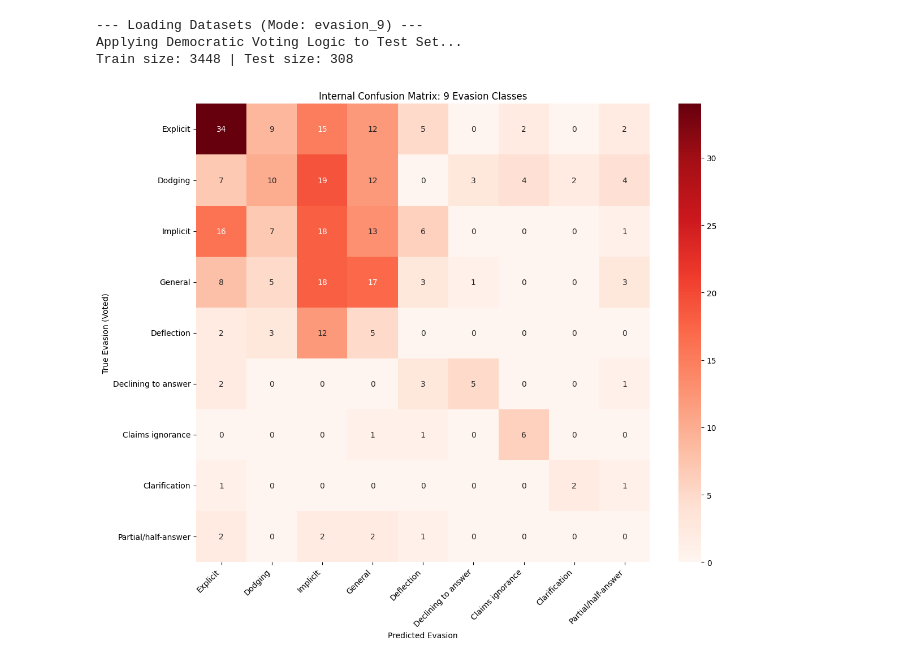
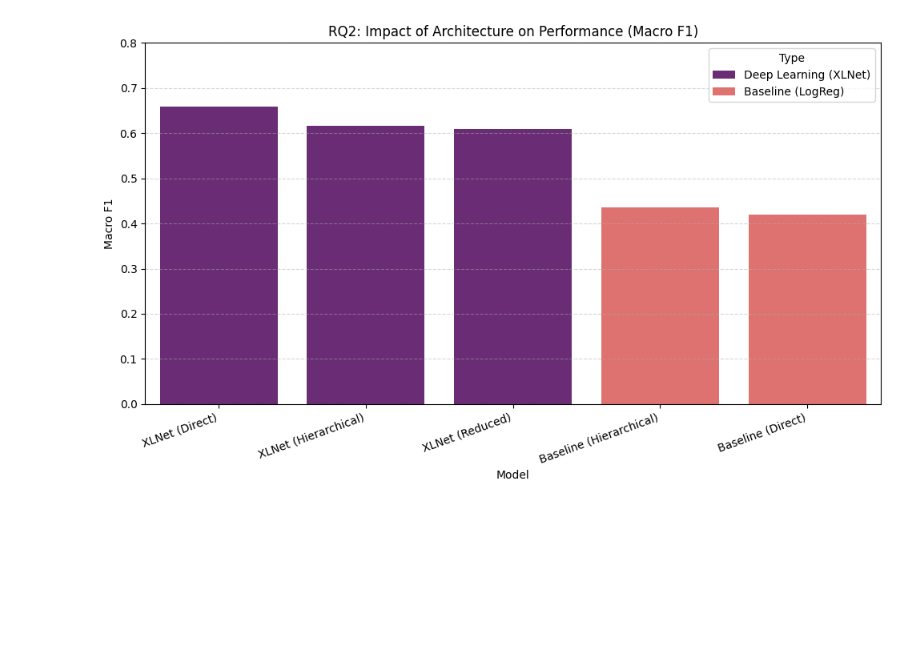
Before and after one commit to torachim/NLPGroup29, a Jupyter notebook: notebooks/final_evaluation.ipynb, the cells around one changed output. Saved outputs shown, nothing was run; the diff lists cells and outputs as text; code cells hidden in the pictures; blank space fills up the shorter version.

```diff
--- a/notebooks/final_evaluation.ipynb
+++ b/notebooks/final_evaluation.ipynb
@@ -138,21 +197,18 @@ plt.show()
 # %%
-# Erstelle eine schöne Tabelle für den Vergleich
-final_metrics = []
+metrics_list = []
 
-for name, (y_true, y_pred) in results.items():
-    report = classification_report(y_true, y_pred, target_names=CLARITY_NAMES, output_dict=True)
-    final_metrics.append({
+for name, data in results.items():
+    report = classification_report(data['y_true'], data['y_pred'], target_names=CLARITY_NAMES, output_dict=True)
+    metrics_list.append({
         "Model": name,
         "Macro F1": report['macro avg']['f1-score'],
         "Accuracy": report['accuracy'],
         "F1 (Ambivalent)": report['Ambivalent']['f1-score'],
         "F1 (Clear Reply)": report['Clear Reply']['f1-score'],
-        "F1 (Clear Non-Reply)": report['Clear Non-Reply']['f1-score']
+        "F1 (Non-Reply)": report['Clear Non-Reply']['f1-score']
     })
 
-df_results = pd.DataFrame(final_metrics)
-display(df_results)
-
-# Optional: Als CSV speichern für LaTeX Tabelle
-# df_results.to_csv('final_results.csv', index=False)
+df_res = pd.DataFrame(metrics_list).sort_values("Macro F1", ascending=False)
+print("=== Final Results Table ===")
+display(df_res)
 # %% [output]
@@ -202,52 +262,14 @@ Interpretationshilfe:
 # %%
-# --- PLOT 2: Internal Evasion Confusion Matrix (Hierarchical k=9) ---
-# Wir müssen nochmal vorhersagen, aber diesmal die RAW Evasion Labels holen
+plt.figure(figsize=(10, 6))
+# Create groupings
+df_res['Type'] = df_res['Model'].apply(lambda x: 'Deep Learning (XLNet)' if 'XLNet' in x else 'Baseline (LogReg)')
 
-"""
-Warum wichtig: Zeigt, ob das Modell z.B. "Dodging" und "Deflection" verwechselt. Das bestätigt oder
-widerlegt die These, dass manche Klassen semantisch zu ähnlich sind (was dann RQ3 mit den 5 Klassen
-motiviert)
-"""
-
-# Dataset und Loader für Evasion 9 holen
-_, _, _, test_df_ev9 = get_datasets('../data/raw/train.csv', '../data/raw/test.csv', tokenizer, mode='evasion_9')
-# Wichtig: Wir brauchen die Namen der 9 Labels für den Plot
-evasion_labels_9 = list(EVASION_MAP_9.keys())
-# Sortieren nach ID (0..8) damit die Matrix stimmt
-evasion_labels_9_sorted = sorted(evasion_labels_9, key=lambda x: EVASION_MAP_9[x])
-
-model_hier = models["Hierarchical"]
-model_hier.eval()
-
-preds_evasion = []
-trues_evasion = []
-
-# Wir brauchen einen Loader, der die Evasion-Labels (0-8) liefert
-# Der existierende 'loaders["Hierarchical"]' tut das (batch['labels'])
-with torch.no_grad():
-    for batch in loaders["Hierarchical"]:
-        ids = batch['input_ids'].to(DEVICE)
-        mask = batch['attention_mask'].to(DEVICE)
-        labels = batch['labels'].to(DEVICE) # Das sind hier die 0-8 Evasion Labels
-
-        logits = model_hier(ids, mask)
-        preds_evasion.extend(torch.argmax(logits, dim=1).cpu().numpy())
-        trues_evasion.extend(labels.cpu().numpy())
-
-# Plot Matrix
-cm_ev = confusion_matrix(trues_evasion, preds_evasion)
-plt.figure(figsize=(12, 10))
-sns.heatmap(cm_ev, annot=True, fmt='d', cmap='Reds',
-            xticklabels=evasion_labels_9_sorted,
-            yticklabels=evasion_labels_9_sorted)
-plt.title("Internal Confusion Matrix: 9 Evasion Classes")
-plt.xlabel("Predicted Evasion")
-plt.ylabel("True Evasion (Voted)")
-plt.xticks(rotation=45, ha='right')
+sns.barplot(data=df_res, x="Model", y="Macro F1", hue="Type", dodge=False, palette="magma")
+plt.title("RQ2: Impact of Architecture on Performance (Macro F1)")
+plt.ylim(0, 0.8)
+plt.xticks(rotation=20, ha='right')
+plt.grid(axis='y', linestyle='--', alpha=0.5)
 plt.tight_layout()
 plt.show()
 # %% [output]
---- Loading Datasets (Mode: evasion_9) ---
-Applying Democratic Voting Logic to Test Set...
-Train size: 3448 | Test size: 308
-[figure, old version]
+[figure, new version]
```
Also changed, not shown: parts of 14 cells of this notebook, 3 other files.
